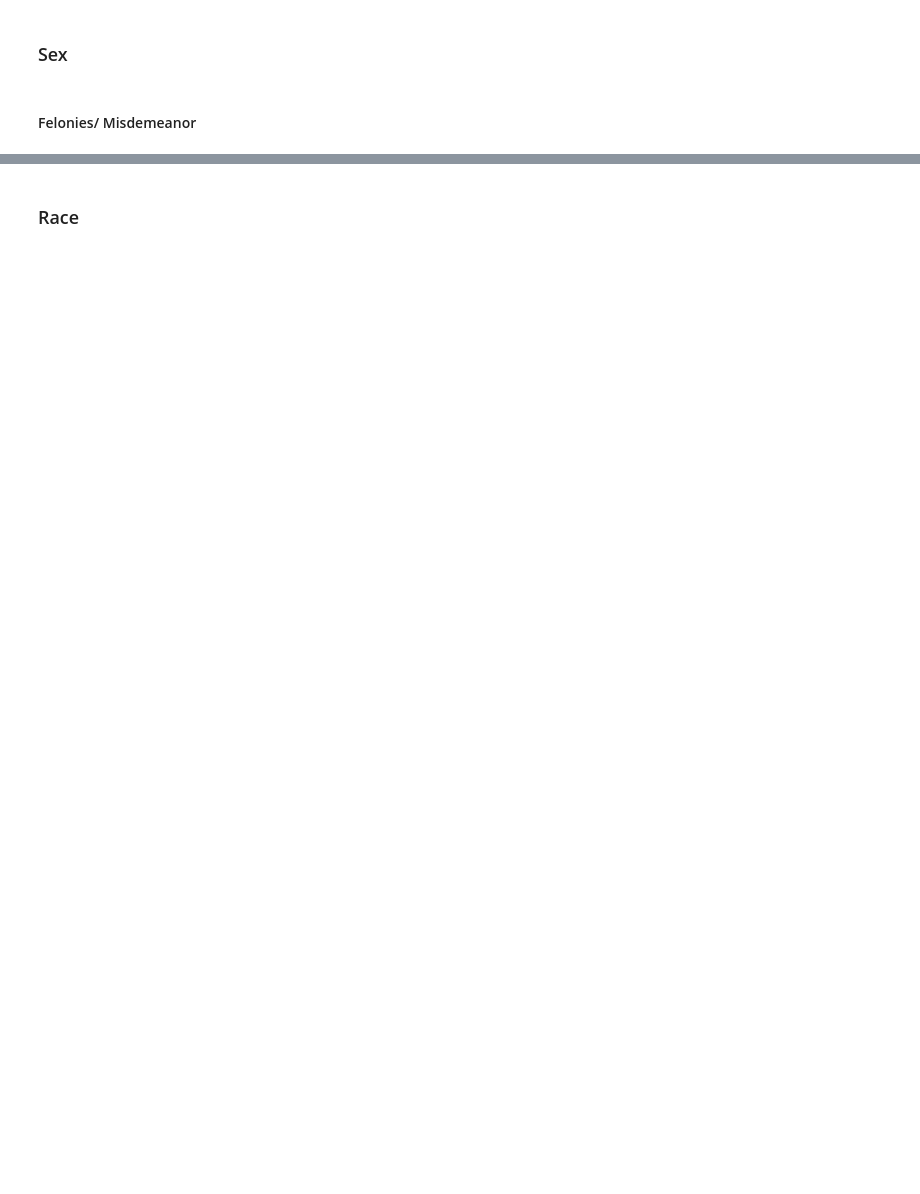
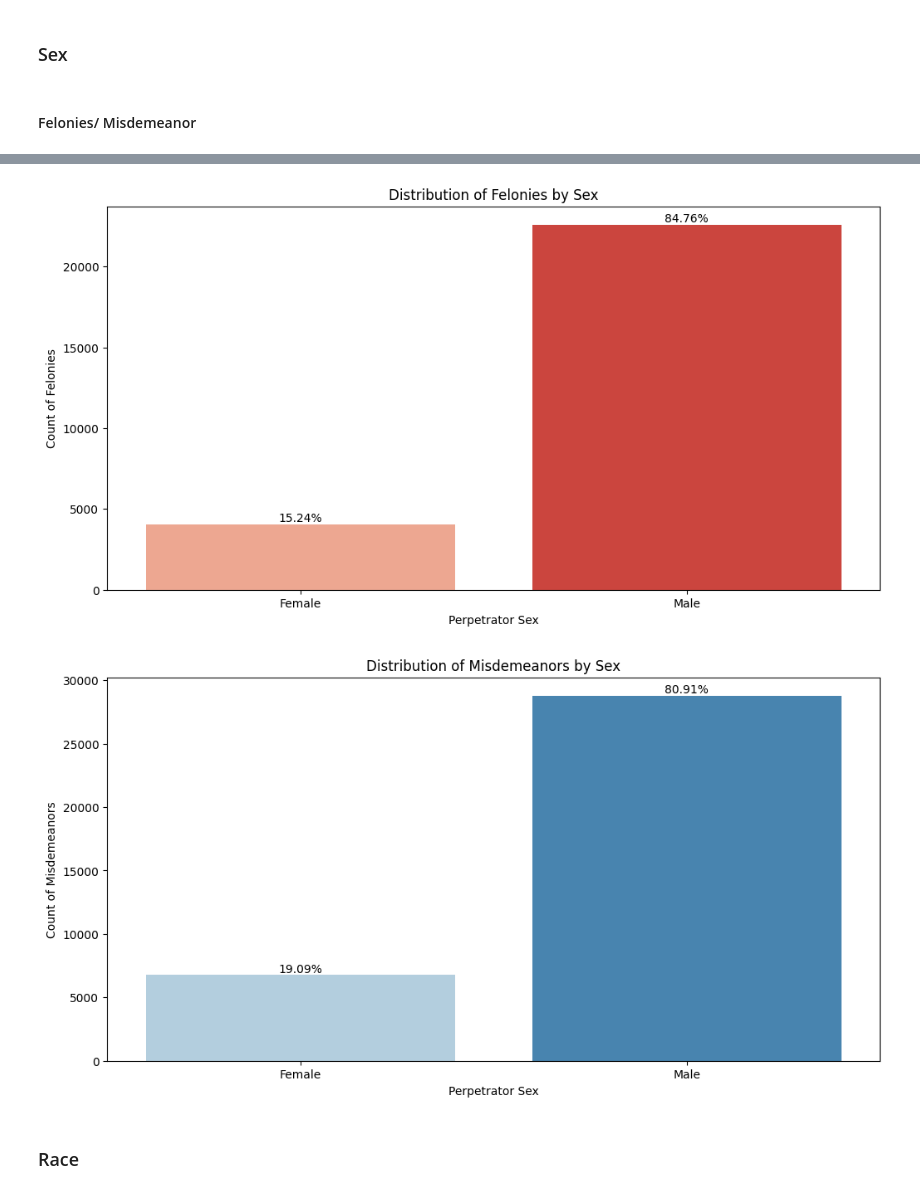
Before and after one commit to CarlosGG18/NYPD-Arrest-Analysis, a Jupyter notebook: 2024_YTD_EDA.ipynb, the cells around one changed output, grey strips where cells are left out. Cells and saved outputs as stored; diff of their text form; code cells hidden in the pictures; blank space fills up the shorter version.

```diff
--- a/2024_YTD_EDA.ipynb
+++ b/2024_YTD_EDA.ipynb
@@ -419,34 +422,37 @@ felonies = ytd_df[ytd_df['LAW_CAT_CD'] == 'Felony']
 misdemeanors = ytd_df[ytd_df['LAW_CAT_CD'] == 'Misdemeanor']
 
 def add_annotations(ax, total_count):
     for p in ax.patches:
         height = p.get_height()
         percentage = (height / total_count) * 100
         ax.annotate(f'{percentage:.2f}%',
                     (p.get_x() + p.get_width() / 2., height),
                     ha='center', va='center', fontsize=10, color='black',
                     xytext=(0, 5), textcoords='offset points')
 
 # Felonies
 plt.figure(figsize=(12, 6))
 ax = sns.countplot(data=felonies, x='PERP_SEX', palette='Reds')
 total_felonies = len(felonies)
 add_annotations(ax, total_felonies)
 plt.title('Distribution of Felonies by Sex')
 plt.xlabel('Perpetrator Sex')
 plt.ylabel('Count of Felonies')
 plt.show()
 
 
 #Misdemeanor
 plt.figure(figsize=(12, 6))
 ax = sns.countplot(data=misdemeanors, x='PERP_SEX', palette='Blues')
 total_misdemeanors = len(misdemeanors)
 add_annotations(ax, total_misdemeanors)
-plt.title('Distribution of Misdemeanors by PERP_SEX')
+plt.title('Distribution of Misdemeanors by Sex')
 plt.xlabel('Perpetrator Sex')
 plt.ylabel('Count of Misdemeanors')
 plt.show()
+# %% [output]
+[figure, added]
+[figure, added]
 # %% [markdown]
 ### Race
 # %%
```
Also changed, not shown: parts of 8 cells of this notebook, 3 other files.
